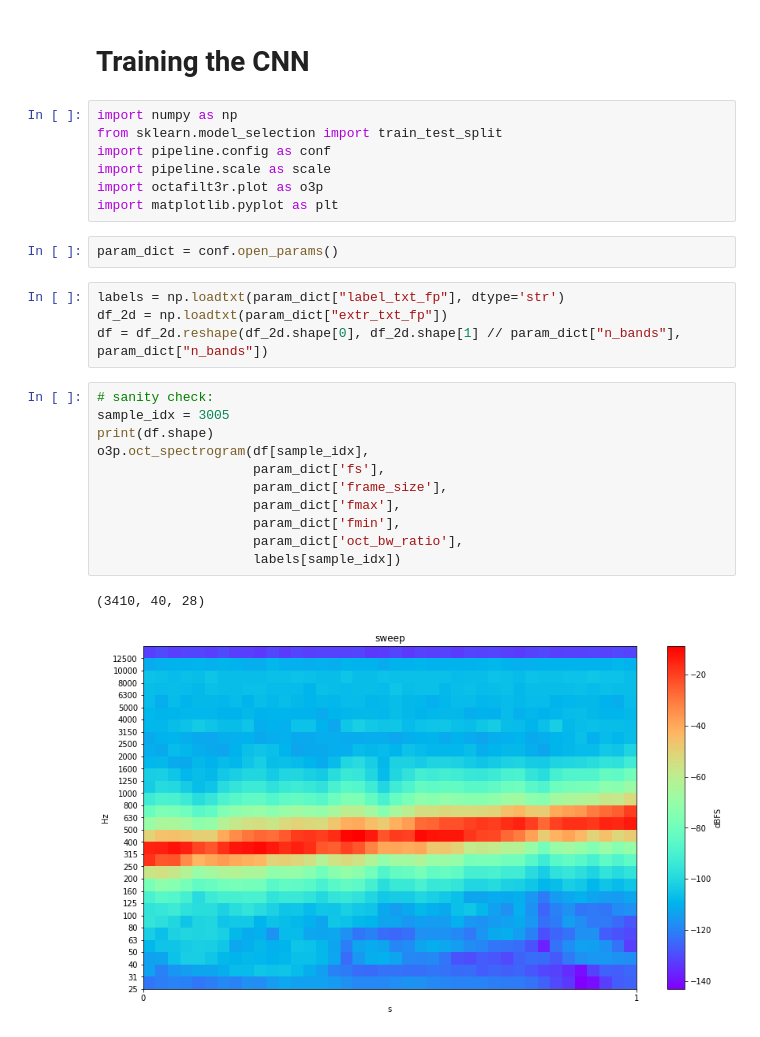
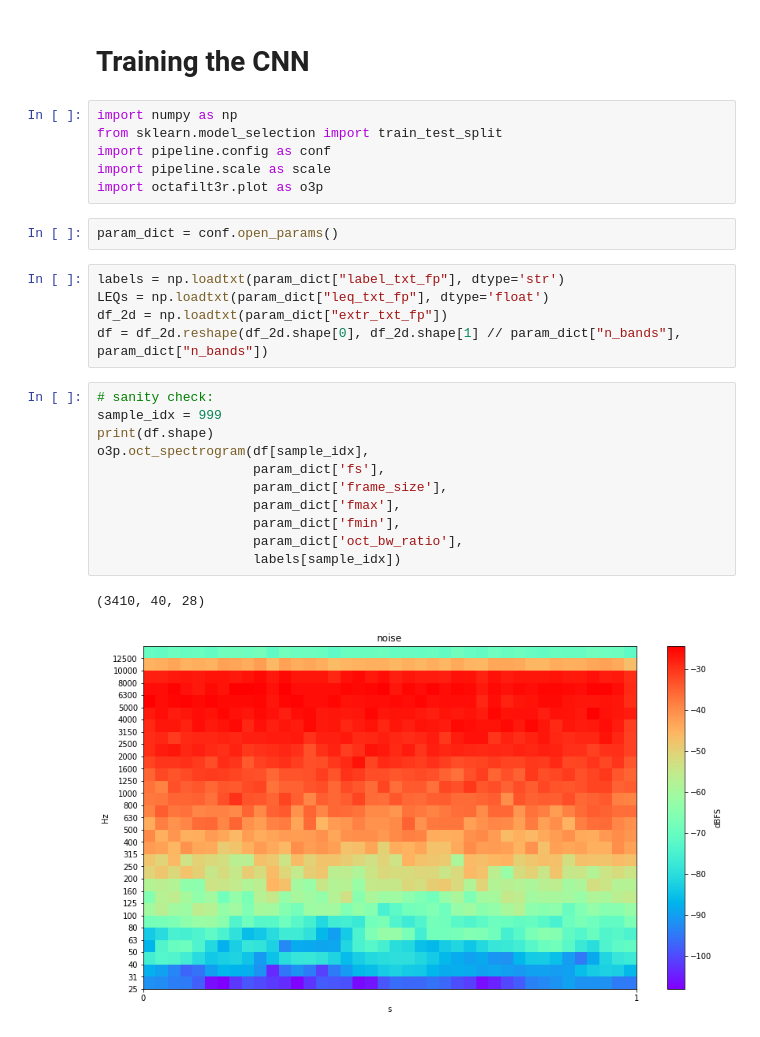
Before and after one commit to jake-is-ESD-protected/Project-CENES, a Jupyter notebook: Code/Jupyter/CNN Training.ipynb, the cells around one changed output. Saved outputs shown, nothing was run; the diff lists cells and outputs as text.

```diff
--- a/Code/Jupyter/CNN Training.ipynb
+++ b/Code/Jupyter/CNN Training.ipynb
@@ -6,26 +6,26 @@ from sklearn.model_selection import train_test_split
 import pipeline.config as conf
 import pipeline.scale as scale
 import octafilt3r.plot as o3p
-import matplotlib.pyplot as plt
 # %%
 param_dict = conf.open_params()
 # %%
 labels = np.loadtxt(param_dict["label_txt_fp"], dtype='str')
+LEQs = np.loadtxt(param_dict["leq_txt_fp"], dtype='float')
 df_2d = np.loadtxt(param_dict["extr_txt_fp"])
 df = df_2d.reshape(df_2d.shape[0], df_2d.shape[1] // param_dict["n_bands"], param_dict["n_bands"])
 # %%
 # sanity check:
-sample_idx = 3005
+sample_idx = 999
 print(df.shape)
 o3p.oct_spectrogram(df[sample_idx],
                     param_dict['fs'],
                     param_dict['frame_size'],
                     param_dict['fmax'],
                     param_dict['fmin'],
                     param_dict['oct_bw_ratio'],
                     labels[sample_idx])
 # %% [output]
 (3410, 40, 28)
-[figure, old version]
+[figure, new version]
 # %%
 y, encoder = scale.label_encode(labels)
```
Also changed, not shown: parts of 4 cells of this notebook, 26 other files.
